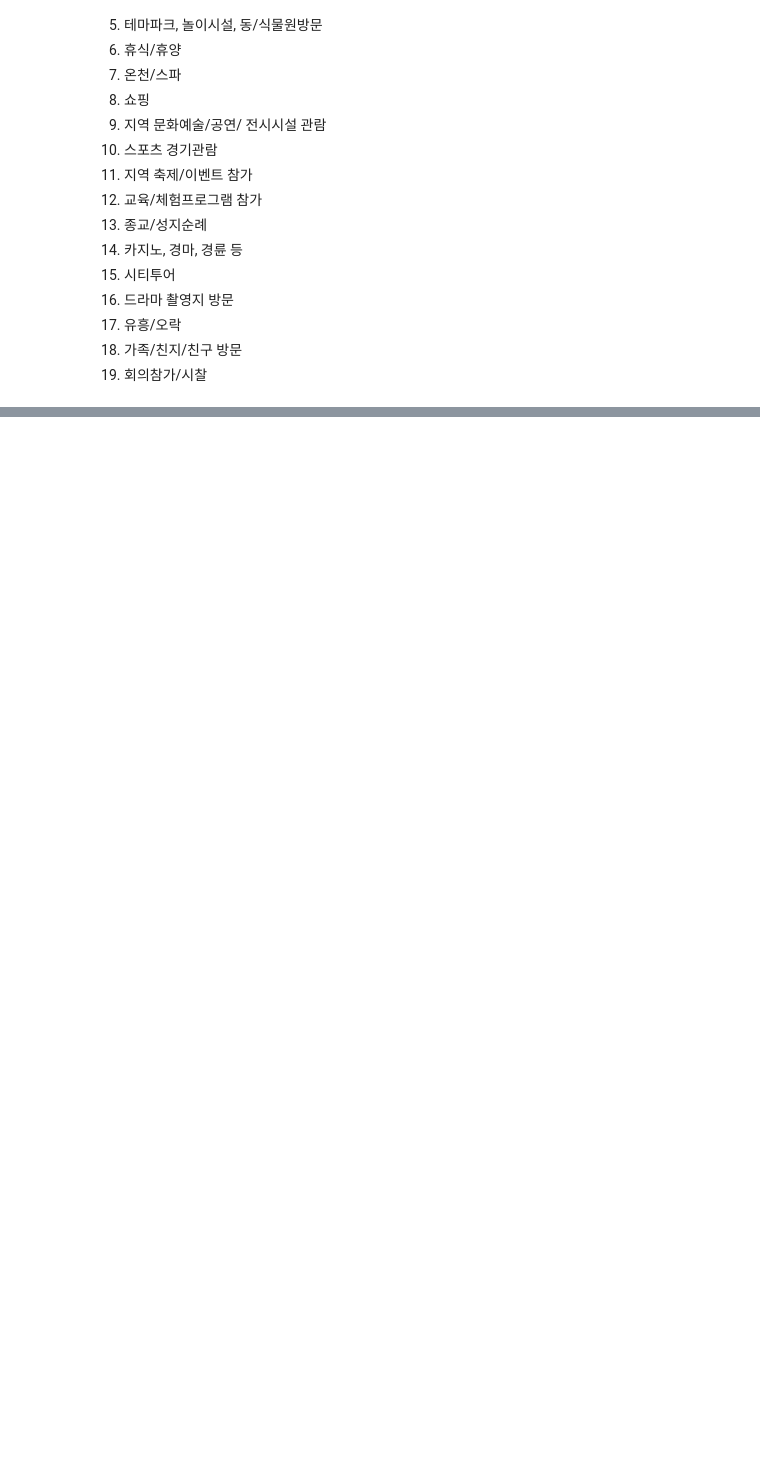
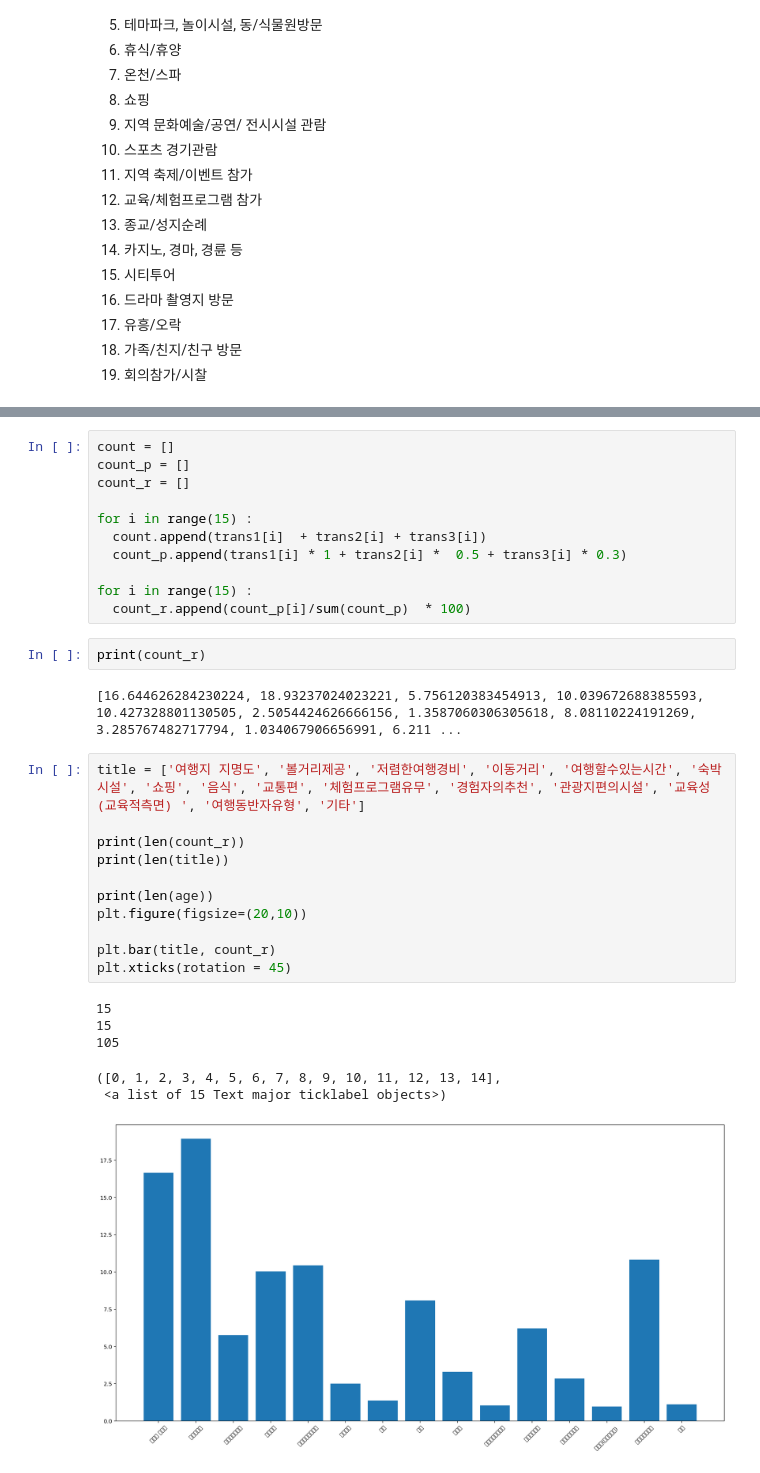
Before and after one commit to ansehoon1999/MG-DataAnaylsis, a Jupyter notebook: 세훈/DataAnaylsis_7_24_1.ipynb, the cells around one changed output, grey strips where cells are left out. Saved outputs shown, nothing was run; the diff lists cells and outputs as text; blank space fills up the shorter version.

```diff
--- a/세훈/DataAnaylsis_7_24_1.ipynb
+++ b/세훈/DataAnaylsis_7_24_1.ipynb
@@ -214,0 +360,33 @@ plt.xticks(rotation = 45)
+# %%
+count = []
+count_p = []
+count_r = []
+
+for i in range(15) :
+  count.append(trans1[i]  + trans2[i] + trans3[i])
+  count_p.append(trans1[i] * 1 + trans2[i] *  0.5 + trans3[i] * 0.3)
+
+for i in range(15) :
+  count_r.append(count_p[i]/sum(count_p)  * 100)
+# %%
+print(count_r)
+# %% [output]
+[16.644626284230224, 18.93237024023221, 5.756120383454913, 10.039672688385593, 10.427328801130505, 2.5054424626666156, 1.3587060306305618, 8.08110224191269, 3.285767482717794, 1.034067906656991, 6.211 ...
+# %%
+title = ['여행지 지명도', '볼거리제공', '저렴한여행경비', '이동거리', '여행할수있는시간', '숙박시설', '쇼핑', '음식', '교통편', '체험프로그램유무', '경험자의추천', '관광지편의시설', '교육성(교육적측면) ', '여행동반자유형', '기타']
+
+print(len(count_r))
+print(len(title))
+
+print(len(age))
+plt.figure(figsize=(20,10))
+
+plt.bar(title, count_r)
+plt.xticks(rotation = 45)
+# %% [output]
+15
+15
+105
+([0, 1, 2, 3, 4, 5, 6, 7, 8, 9, 10, 11, 12, 13, 14],
+ <a list of 15 Text major ticklabel objects>)
+[figure, added]
```
Also changed, not shown: parts of 18 cells of this notebook.
